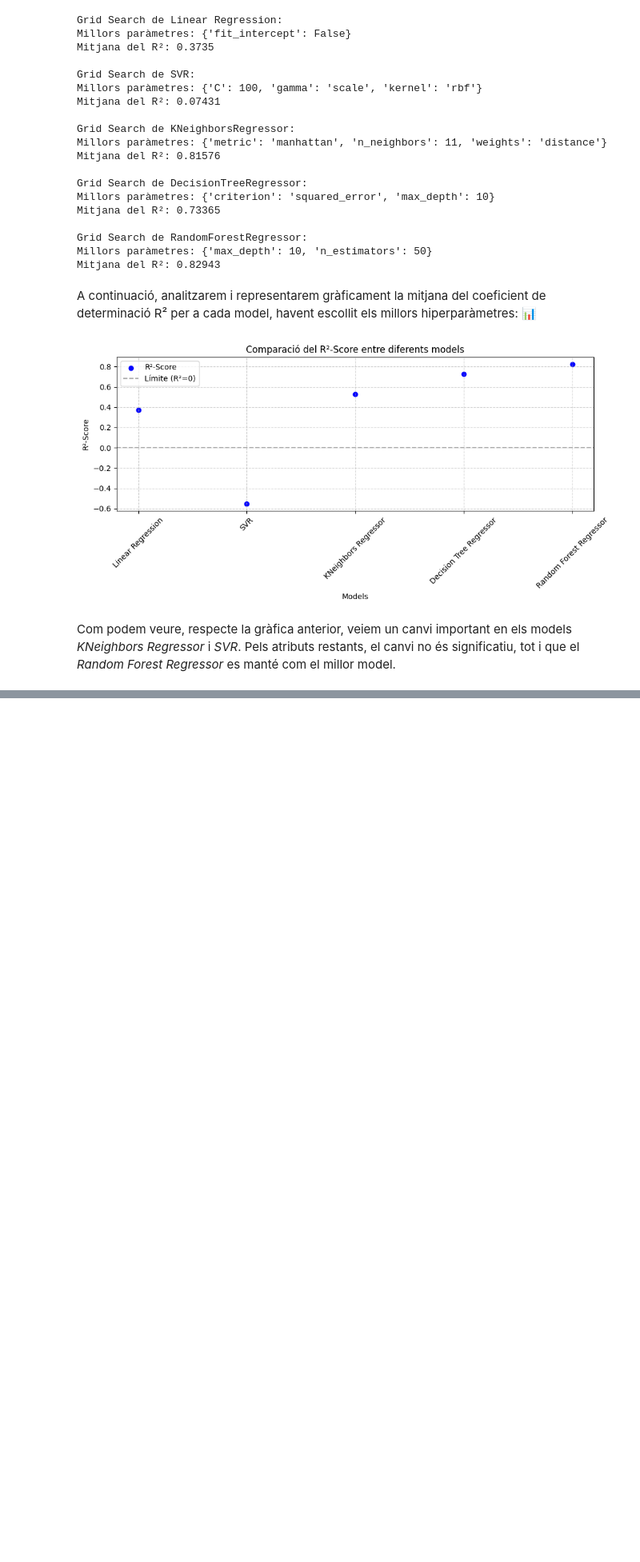
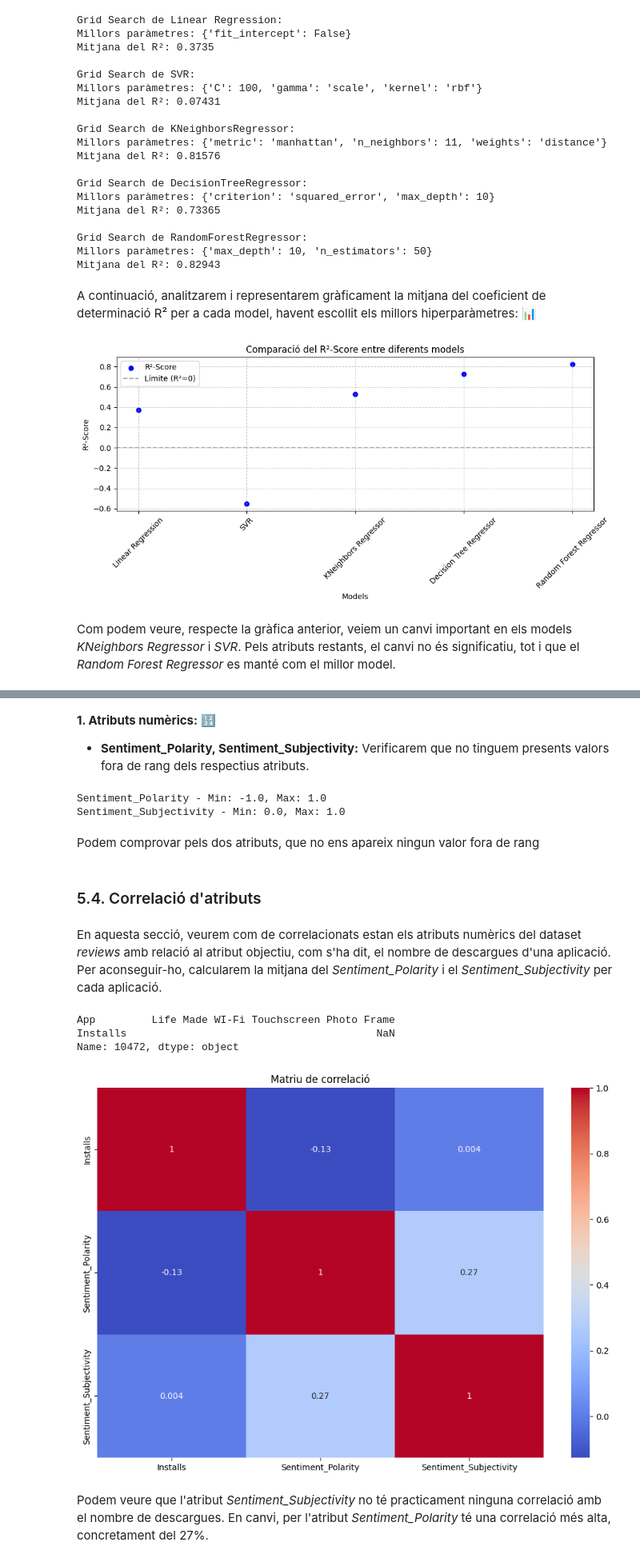
Before and after one commit to NIU1672001/Google-Play-Store-Apps, a Jupyter notebook: Google Play Store Apps.ipynb, the cells around one changed output, grey strips where cells are left out. Shown at 80% size. Cells and saved outputs as stored; diff of their text form; code cells hidden in the pictures; blank space fills up the shorter version.

```diff
--- a/Google Play Store Apps.ipynb
+++ b/Google Play Store Apps.ipynb
@@ -1067,0 +912,4 @@ Com podem veure, respecte la gràfica anterior, veiem un canvi important en els
+# %%
+apps_data = pd.read_csv("data/aplicacions.csv")
+reviews_data = pd.read_csv("data/ressenyes.csv")
+reviews_data.head()
@@ -1067,0 +1035,39 @@ Com podem veure, respecte la gràfica anterior, veiem un canvi important en els
+# %% [markdown]
+**1. Atributs numèrics: 🔢**
+- **Sentiment_Polarity, Sentiment_Subjectivity:** Verificarem que no tinguem presents valors fora de rang dels respectius atributs.
+# %%
+polarity_summary = reviews_data['Sentiment_Polarity'].describe()
+subjectivity_summary = reviews_data['Sentiment_Subjectivity'].describe()
+
+print(f"Sentiment_Polarity - Min: {polarity_summary['min']}, Max: {polarity_summary['max']}")
+print(f"Sentiment_Subjectivity - Min: {subjectivity_summary['min']}, Max: {subjectivity_summary['max']}")
+# %% [output]
+Sentiment_Polarity - Min: -1.0, Max: 1.0
+Sentiment_Subjectivity - Min: 0.0, Max: 1.0
+# %% [markdown]
+Podem comprovar pels dos atributs, que no ens apareix ningun valor fora de rang
+# %% [markdown]
+### 5.4. Correlació d'atributs
+# %% [markdown]
+En aquesta secció, veurem com de correlacionats estan els atributs numèrics del dataset *reviews* amb relació al atribut objectiu, com s'ha dit, el nombre de descargues d'una aplicació. Per aconseguir-ho, calcularem la mitjana del *Sentiment_Polarity* i el *Sentiment_Subjectivity* per cada aplicació.
+# %%
+apps_data_temp = apps_data[['App', 'Installs']].copy()
+apps_data_temp['Installs'] = pd.to_numeric(apps_data_temp['Installs'].replace({',': '', r'\+': ''}, regex=True), errors='coerce')
+
+# Neteja de dades en reviews_data i càlcul de mitjanes
+reviews_data.dropna(subset=['Sentiment_Polarity', 'Sentiment_Subjectivity'], inplace=True)
+reviews_grouped = reviews_data.groupby('App', as_index=False).agg({'Sentiment_Polarity': 'mean', 'Sentiment_Subjectivity': 'mean'})
+
+merged_data = pd.merge(apps_data_temp, reviews_grouped, on='App', how='inner')
+corr_matrix = merged_data.drop(columns=['App']).corr()
+
+sns.heatmap(corr_matrix, annot=True, cmap='coolwarm')
+plt.title('Matriu de correlació')
+plt.show()
+# %% [output]
+App         Life Made WI-Fi Touchscreen Photo Frame
+Installs                                        NaN
+Name: 10472, dtype: object
+[figure, added]
+# %% [markdown]
+Podem veure que l'atribut *Sentiment_Subjectivity* no té practicament ninguna correlació amb el nombre de descargues. En canvi, per l'atribut *Sentiment_Polarity* té una correlació més alta, concretament del 27%.
```
Also changed, not shown: parts of 62 cells of this notebook.
